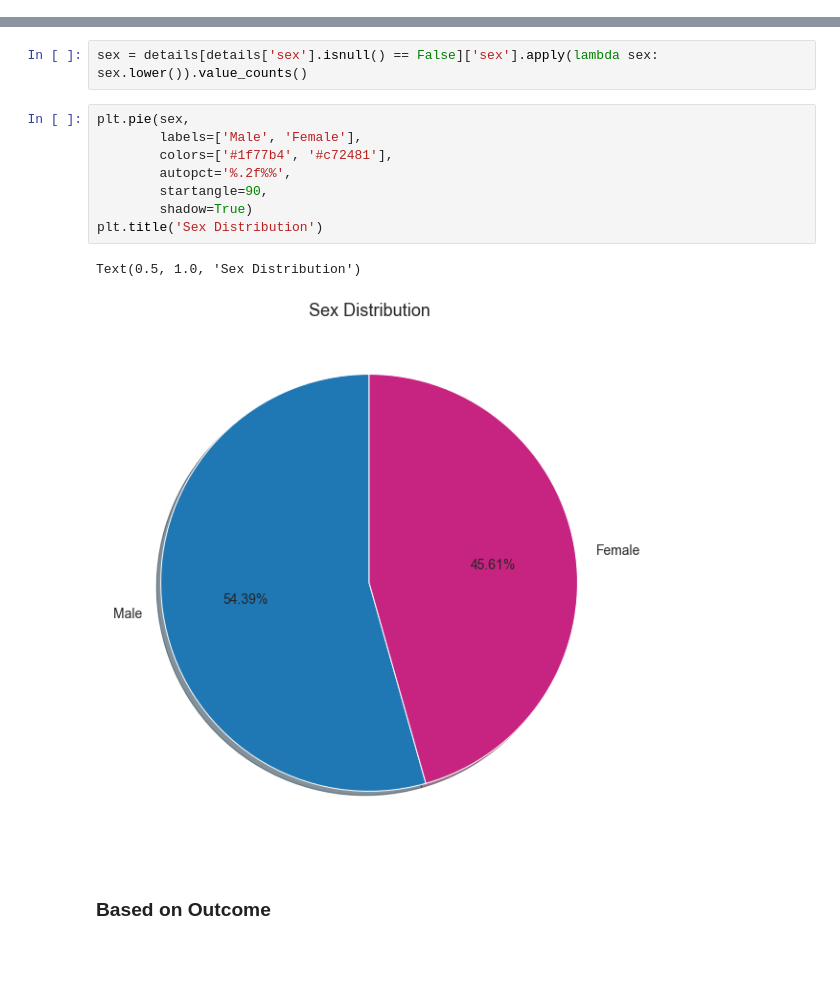
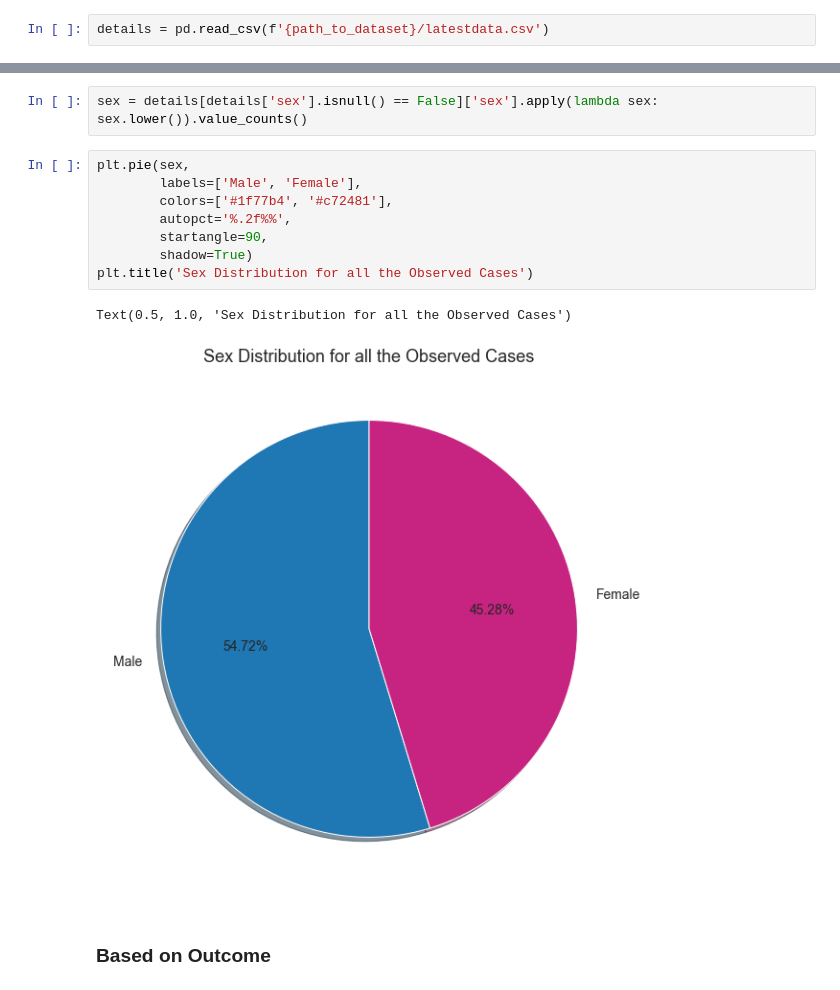
Before and after one commit to gachet/Coronavirus-2019-Analysis, a Jupyter notebook: Coronavirus_Analysis.ipynb, the cells around one changed output, grey strips where cells are left out. Saved outputs shown, nothing was run; the diff lists cells and outputs as text; blank space fills up the shorter version.

```diff
--- a/Coronavirus_Analysis.ipynb
+++ b/Coronavirus_Analysis.ipynb
@@ -378,0 +645,2 @@ details = pd.concat([details_in_Hubei, details_outside_Hubei], ignore_index=True
+# %%
+details = pd.read_csv(f'{path_to_dataset}/latestdata.csv')
@@ -442,14 +733,14 @@ sex = details[details['sex'].isnull() == False]['sex'].apply(lambda sex: sex.low
 # %%
 plt.pie(sex,
         labels=['Male', 'Female'],
         colors=['#1f77b4', '#c72481'],
         autopct='%.2f%%',
         startangle=90,
         shadow=True)
-plt.title('Sex Distribution')
+plt.title('Sex Distribution for all the Observed Cases')
 # %% [output]
-Text(0.5, 1.0, 'Sex Distribution')
+Text(0.5, 1.0, 'Sex Distribution for all the Observed Cases')
-[figure, old version]
+[figure, new version]
 # %% [markdown]
 ### Based on Outcome
 # %%
```
Also changed, not shown: parts of 98 cells of this notebook, 16 other files.
